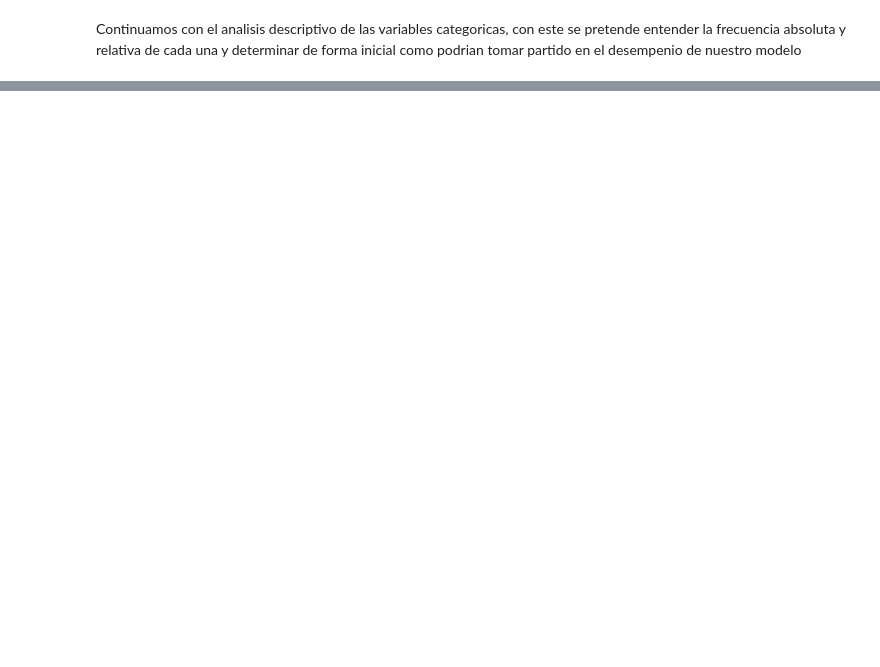
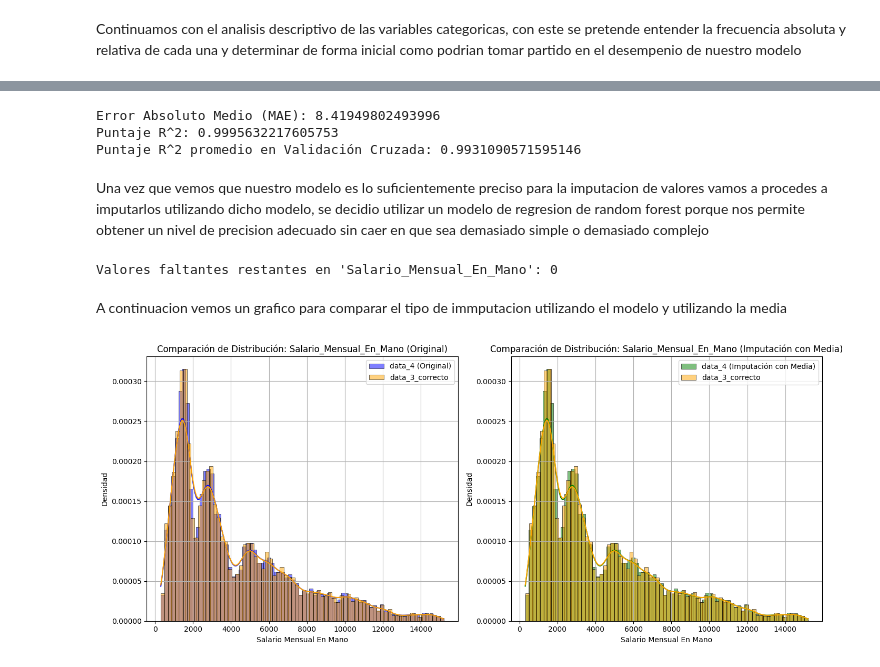
Before and after one commit to felipetryt12/Proyecto-Clasificacion-de-Score-Crediticio, a Jupyter notebook: PROYECTO/src/explore.ipynb, the cells around one changed output, grey strips where cells are left out. Drawn from its saved outputs; the diff is of its cells as text; code cells hidden in the pictures; blank space fills up the shorter version.

```diff
--- a/PROYECTO/src/explore.ipynb
+++ b/PROYECTO/src/explore.ipynb
@@ -556,0 +828,2 @@ data_2.head(3)
+# %%
+data_4 = data_3_correcto.copy()
@@ -556,0 +844,78 @@ data_2.head(3)
+# %%
+caracteristicas_predictores = [
+    'Ingreso_Anual',
+    'Numero_Cuentas_Bancarias',
+    'Numero_Tarjetas_Credito',
+    'Tasa_Interes',
+    'Numero_Prestamos',
+    'Deuda_Pendiente',
+    'Ratio_Uso_Credito',
+    'Antiguedad_Historial_Credito',
+    'Pagos_Mensuales_EMI'
+]
+data_imputacion = data_4.dropna(subset=['Salario_Mensual_En_Mano'] + caracteristicas_predictores)
+X = data_imputacion[caracteristicas_predictores]
+y = data_imputacion['Salario_Mensual_En_Mano']
+
+escalador = StandardScaler()
+X_escalado = escalador.fit_transform(X)
+modelo = RandomForestRegressor(n_estimators=100, random_state=42)
+modelo.fit(X_escalado, y)
+cv_scores = cross_val_score(modelo, X_escalado, y, cv=5, scoring='r2')
+r2_promedio_cv = np.mean(cv_scores)
+y_pred = modelo.predict(X_escalado)
+
+# Calcular métricas de evaluación
+mae = mean_absolute_error(y, y_pred)
+r2 = r2_score(y, y_pred)
+
+print(f"Error Absoluto Medio (MAE): {mae}")
+print(f"Puntaje R^2: {r2}")
+print(f"Puntaje R^2 promedio en Validación Cruzada: {r2_promedio_cv}")
+# %% [output]
+Error Absoluto Medio (MAE): 8.41949802493996
+Puntaje R^2: 0.9995632217605753
+Puntaje R^2 promedio en Validación Cruzada: 0.9931090571595146
+# %% [markdown]
+Una vez que vemos que nuestro modelo es lo suficientemente preciso para la imputacion de valores vamos a procedes a imputarlos utilizando dicho modelo, se decidio utilizar un modelo de regresion de random forest porque nos permite obtener un nivel de precision adecuado sin caer en que sea demasiado simple o demasiado complejo
+# %%
+X_faltantes = data_4.loc[data_4['Salario_Mensual_En_Mano'].isnull(), caracteristicas_predictores]
+X_faltantes_escalado = escalador.transform(X_faltantes)
+predicciones_faltantes = modelo.predict(X_faltantes_escalado)
+#Una vez que los predecimos, realizamos la imputacion
+data_4.loc[data_4['Salario_Mensual_En_Mano'].isnull(), 'Salario_Mensual_En_Mano'] = predicciones_faltantes
+# %%
+valores_faltantes_restantes = data_4['Salario_Mensual_En_Mano'].isnull().sum()
+print(f"Valores faltantes restantes en 'Salario_Mensual_En_Mano': {valores_faltantes_restantes}")
+# %% [output]
+Valores faltantes restantes en 'Salario_Mensual_En_Mano': 0
+# %% [markdown]
+A continuacion vemos un grafico para comparar el tipo de immputacion utilizando el modelo y utilizando la media
+# %%
+data_4_media = data_4.copy()
+data_4_media['Salario_Mensual_En_Mano'] = data_4_media['Salario_Mensual_En_Mano'].fillna(data_4_media['Salario_Mensual_En_Mano'].mean())
+
+plt.figure(figsize=(14, 6))
+
+plt.subplot(1, 2, 1)
+sns.histplot(data_4['Salario_Mensual_En_Mano'].dropna(), label='data_4 (Original)', color='blue', kde=True, stat="density")
+sns.histplot(data_3_correcto['Salario_Mensual_En_Mano'], label='data_3_correcto', color='orange', kde=True, stat="density")
+plt.title('Comparación de Distribución: Salario_Mensual_En_Mano (Original)')
+plt.xlabel('Salario Mensual En Mano')
+plt.ylabel('Densidad')
+plt.legend()
+plt.grid(True)
+
+plt.subplot(1, 2, 2)
+sns.histplot(data_4_media['Salario_Mensual_En_Mano'], label='data_4 (Imputación con Media)', color='green', kde=True, stat="density")
+sns.histplot(data_3_correcto['Salario_Mensual_En_Mano'], label='data_3_correcto', color='orange', kde=True, stat="density")
+plt.title('Comparación de Distribución: Salario_Mensual_En_Mano (Imputación con Media)')
+plt.xlabel('Salario Mensual En Mano')
+plt.ylabel('Densidad')
+plt.legend()
+plt.grid(True)
+
+plt.tight_layout()
+plt.show()
+# %% [output]
+[figure, added]
```
Also changed, not shown: parts of 52 cells of this notebook, 1 other file.
